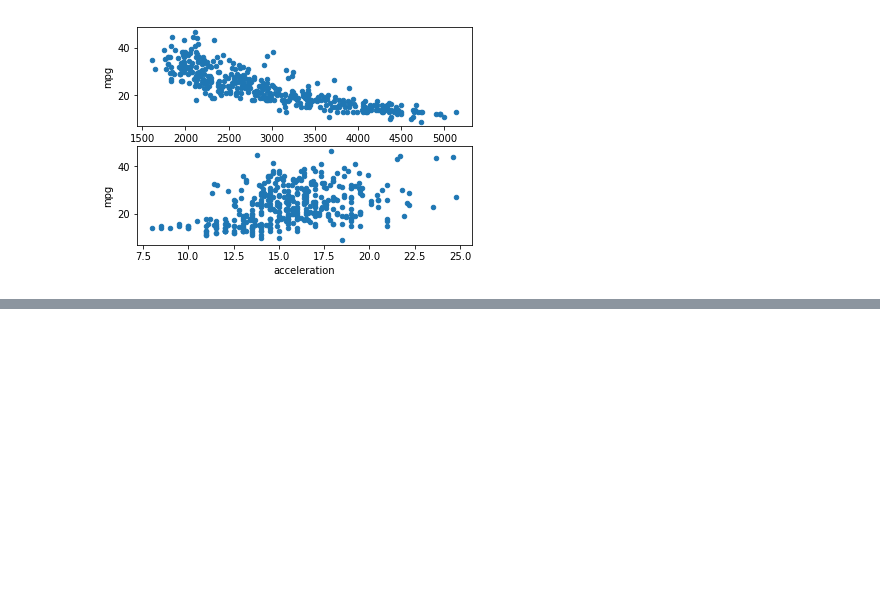
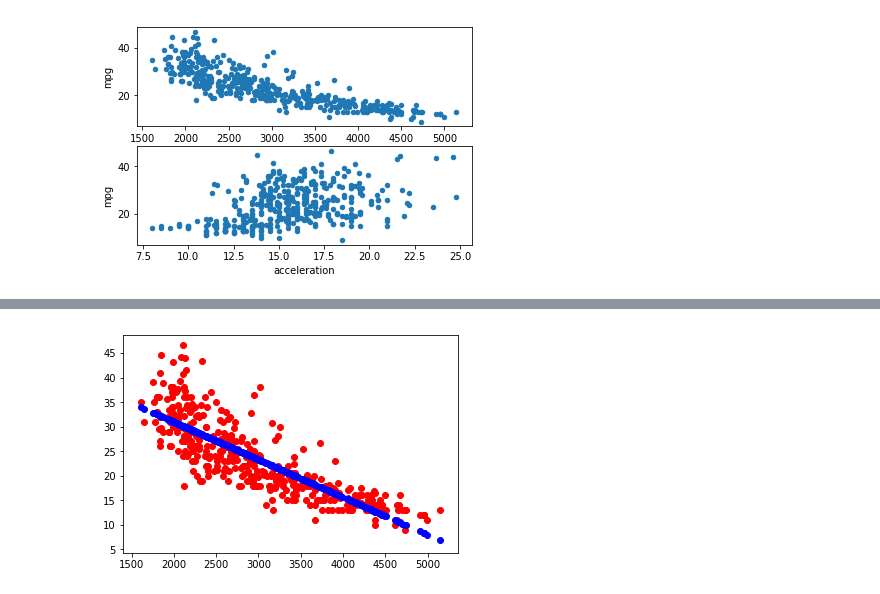
Before and after one commit to byteh/learn-python3, a Jupyter notebook: data_analyze/auto-mpg/auto-mpg-ana.ipynb, the cells around one changed output, grey strips where cells are left out. Saved outputs shown, nothing was run; the diff lists cells and outputs as text; code cells hidden in the pictures; blank space fills up the shorter version.

```diff
--- a/data_analyze/auto-mpg/auto-mpg-ana.ipynb
+++ b/data_analyze/auto-mpg/auto-mpg-ana.ipynb
@@ -29,0 +37,8 @@ plt.show()
+# %%
+import sklearn
+from sklearn.linear_model import LinearRegression
+lr = LinearRegression()
+lr.fit(cars[["weight"]], cars["mpg"])
+predictions = lr.predict(cars[["weight"]])
+print(predictions[0:5])
+print(cars["mpg"][0:5])
@@ -29,0 +53,6 @@ plt.show()
+# %%
+plt.scatter(cars["weight"], cars["mpg"],c='red')
+plt.scatter(cars["weight"], predictions,c='blue')
+plt.show()
+# %% [output]
+[figure, added]
```
Also changed, not shown: parts of 2 cells of this notebook.
